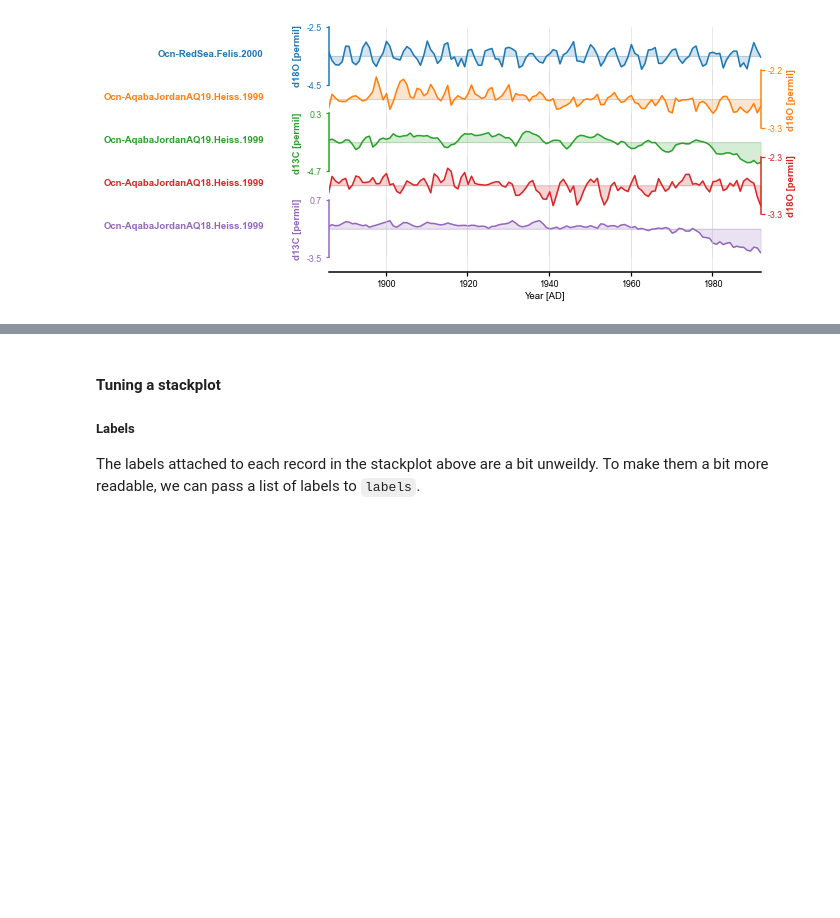
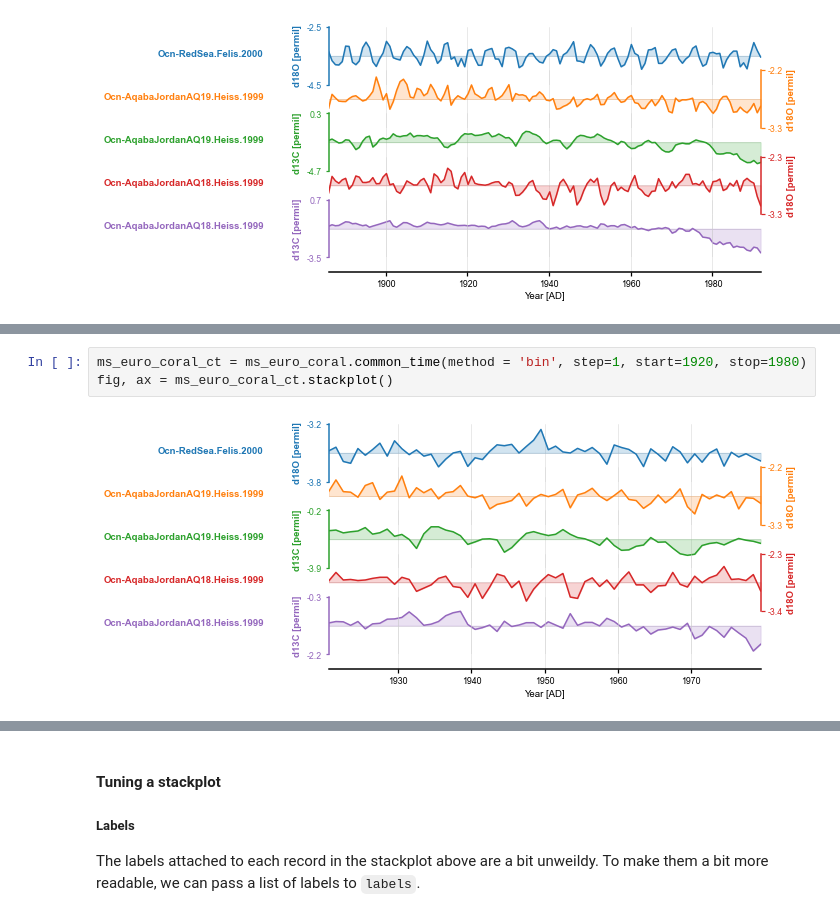
Before and after one commit to LinkedEarth/PyleoTutorials, a Jupyter notebook: notebooks/basic_MSES_manipulation.ipynb, the cells around one changed output, grey strips where cells are left out. Saved outputs shown, nothing was run; the diff lists cells and outputs as text; blank space fills up the shorter version.

```diff
--- a/notebooks/basic_MSES_manipulation.ipynb
+++ b/notebooks/basic_MSES_manipulation.ipynb
@@ -161,0 +148,5 @@ By default, `.common_time()` interpolates and infers spacing from the records in
+# %%
+ms_euro_coral_ct = ms_euro_coral.common_time(method = 'bin', step=1, start=1920, stop=1980)
+fig, ax = ms_euro_coral_ct.stackplot()
+# %% [output]
+[figure, added]
```
Also changed, not shown: parts of 35 cells of this notebook.
